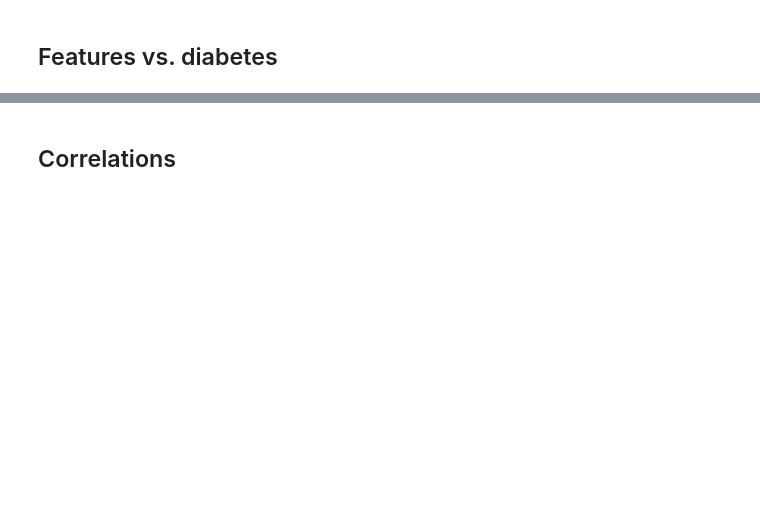
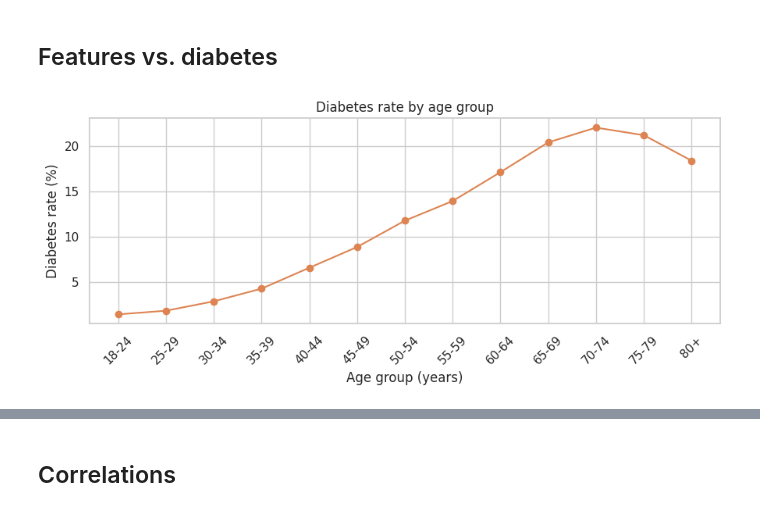
Before and after one commit to macyrm/ds4021_finalproject, a Jupyter notebook: NOTEBOOKS/01_descriptive_analysis.ipynb, the cells around one changed output, grey strips where cells are left out. Cells and saved outputs as stored; diff of their text form; code cells hidden in the pictures; blank space fills up the shorter version.

```diff
--- a/NOTEBOOKS/01_descriptive_analysis.ipynb
+++ b/NOTEBOOKS/01_descriptive_analysis.ipynb
@@ -13,2 +264,16 @@ Group: Nathaniel Horton, Macy Moore, Ava Lawless
 # %% [markdown]
 ## Features vs. diabetes
+# %%
+# Diabetes rate by age group
+rate_by_age = df.groupby("Age")["Diabetes"].mean().mul(100).rename(index=age_labels)
+
+fig, ax = plt.subplots(figsize=(9, 4))
+ax.plot(rate_by_age.index, rate_by_age.values, marker="o", color="#DD8452")
+ax.set_title("Diabetes rate by age group")
+ax.set_xlabel("Age group (years)")
+ax.set_ylabel("Diabetes rate (%)")
+plt.xticks(rotation=45)
+plt.tight_layout()
+plt.show()
+# %% [output]
+[figure, added]
```
Also changed, not shown: parts of 29 cells of this notebook.
